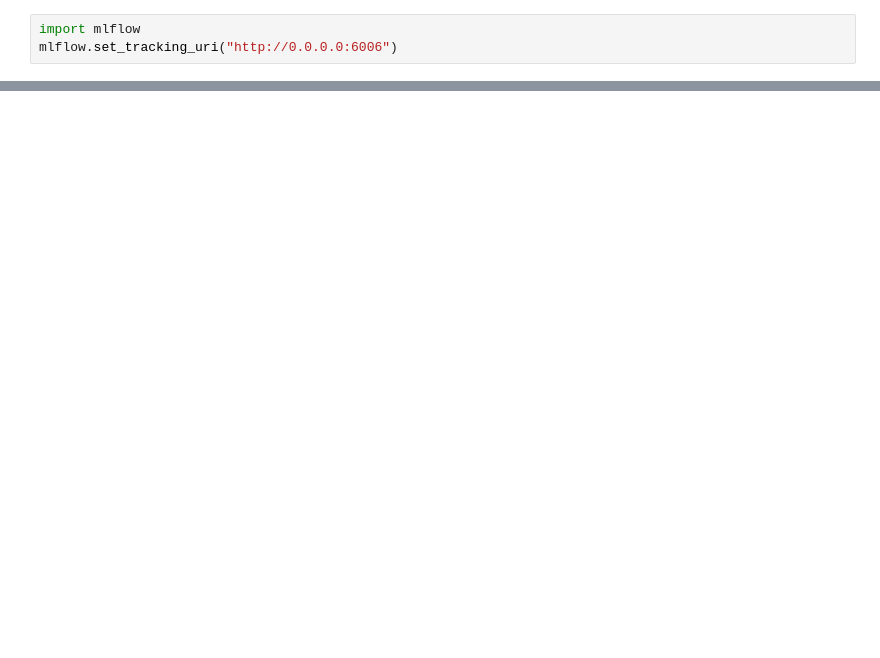
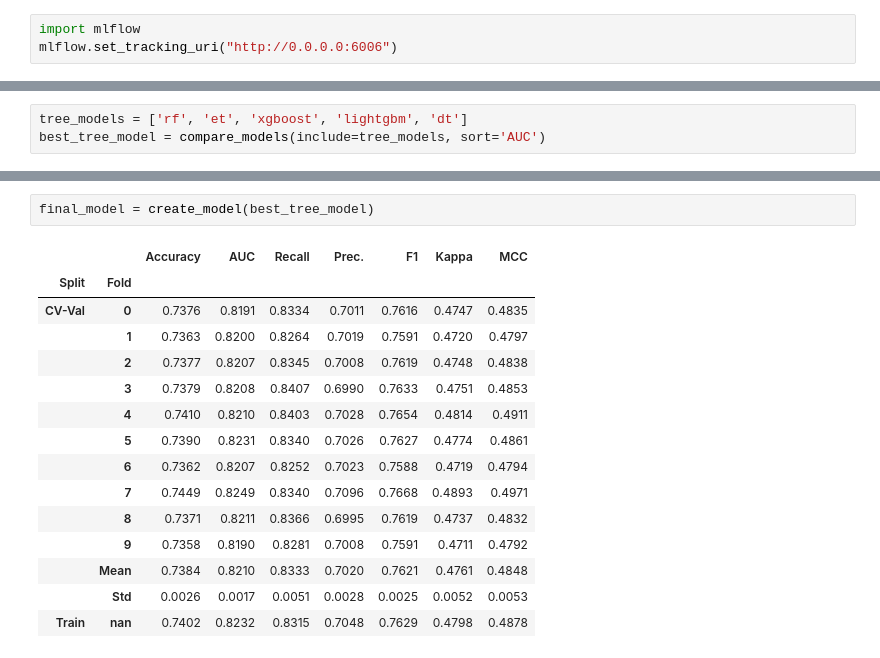
Before and after one commit to mohiteamit/MLops-lead-scoring-system, a Jupyter notebook: notebooks/02.model_experimentation.ipynb, the cells around one changed output, grey strips where cells are left out. Drawn from its saved outputs; the diff is of its cells as text; blank space fills up the shorter version.

```diff
--- a/notebooks/02.model_experimentation.ipynb
+++ b/notebooks/02.model_experimentation.ipynb
@@ -353,0 +333,3 @@ And if memory is not enough, you can set `force_col_wise=true`.
+# %%
+tree_models = ['rf', 'et', 'xgboost', 'lightgbm', 'dt']
+best_tree_model = compare_models(include=tree_models, sort='AUC')
@@ -353,0 +343,18 @@ And if memory is not enough, you can set `force_col_wise=true`.
+# %%
+final_model = create_model(best_tree_model)
+# %% [output]
+|  |  | Accuracy | AUC | Recall | Prec. | F1 | Kappa | MCC |
+| Split | Fold |  |  |  |  |  |  |  |
+| CV-Val | 0 | 0.7376 | 0.8191 | 0.8334 | 0.7011 | 0.7616 | 0.4747 | 0.4835 |
+|  | 1 | 0.7363 | 0.8200 | 0.8264 | 0.7019 | 0.7591 | 0.4720 | 0.4797 |
+|  | 2 | 0.7377 | 0.8207 | 0.8345 | 0.7008 | 0.7619 | 0.4748 | 0.4838 |
+|  | 3 | 0.7379 | 0.8208 | 0.8407 | 0.6990 | 0.7633 | 0.4751 | 0.4853 |
+|  | 4 | 0.7410 | 0.8210 | 0.8403 | 0.7028 | 0.7654 | 0.4814 | 0.4911 |
+|  | 5 | 0.7390 | 0.8231 | 0.8340 | 0.7026 | 0.7627 | 0.4774 | 0.4861 |
+|  | 6 | 0.7362 | 0.8207 | 0.8252 | 0.7023 | 0.7588 | 0.4719 | 0.4794 |
+|  | 7 | 0.7449 | 0.8249 | 0.8340 | 0.7096 | 0.7668 | 0.4893 | 0.4971 |
+|  | 8 | 0.7371 | 0.8211 | 0.8366 | 0.6995 | 0.7619 | 0.4737 | 0.4832 |
+|  | 9 | 0.7358 | 0.8190 | 0.8281 | 0.7008 | 0.7591 | 0.4711 | 0.4792 |
+|  | Mean | 0.7384 | 0.8210 | 0.8333 | 0.7020 | 0.7621 | 0.4761 | 0.4848 |
+|  | Std | 0.0026 | 0.0017 | 0.0051 | 0.0028 | 0.0025 | 0.0052 | 0.0053 |
+| Train | nan | 0.7402 | 0.8232 | 0.8315 | 0.7048 | 0.7629 | 0.4798 | 0.4878 |
```
Also changed, not shown: parts of 50 cells of this notebook, 1 other file.
